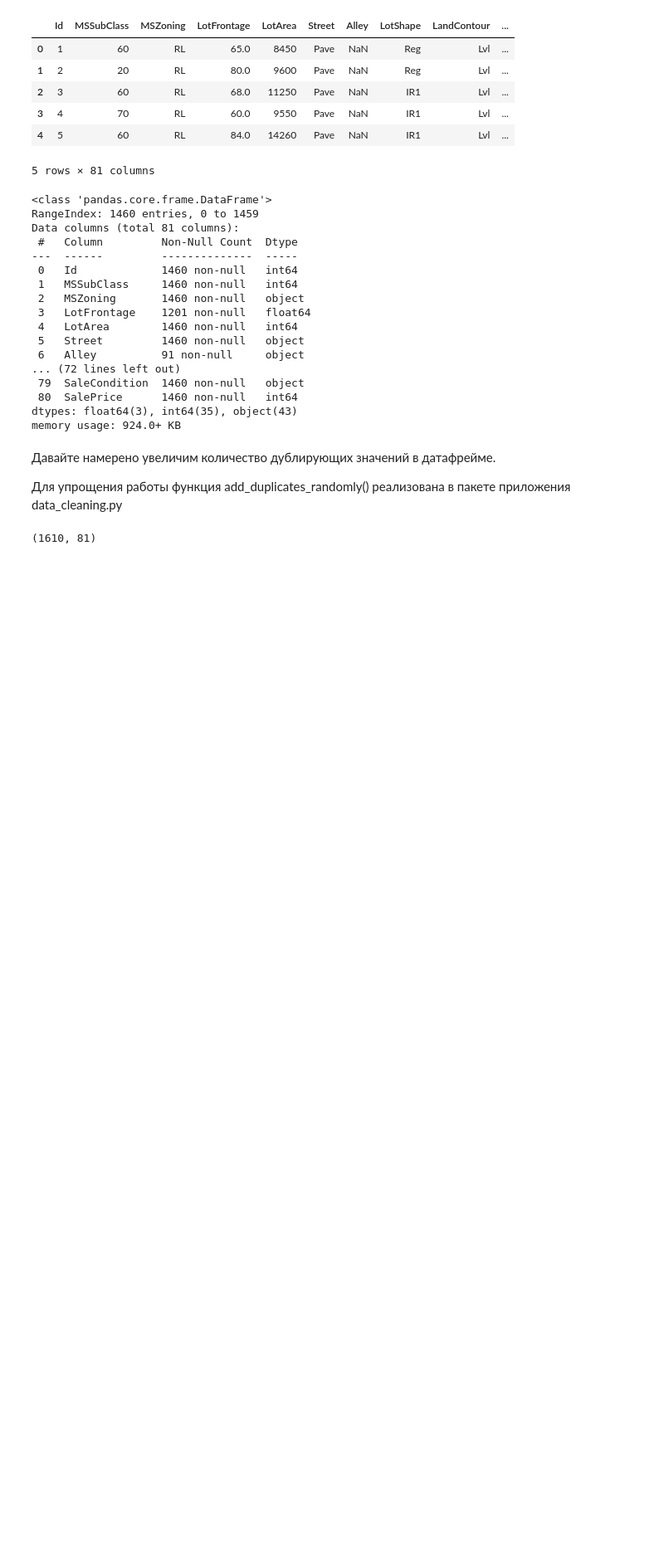
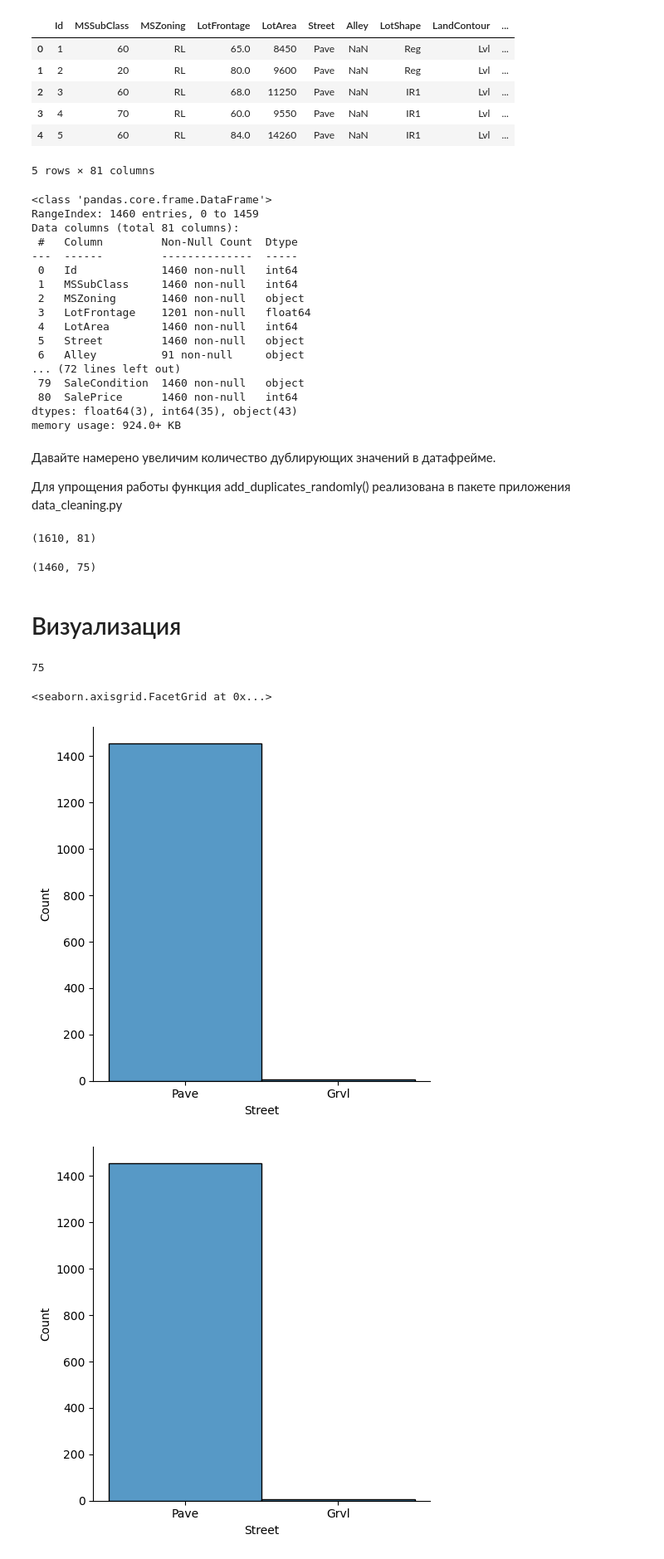
Before and after one commit to Kasymkhankhubiyev/Parse_directory_NSU, a Jupyter notebook: task2/data_cleaner.ipynb, the cells around one changed output. Shown at 83% size. Saved outputs shown, nothing was run; the diff lists cells and outputs as text; code cells hidden in the pictures; blank space fills up the shorter version.

```diff
--- a/task2/data_cleaner.ipynb
+++ b/task2/data_cleaner.ipynb
@@ -55,3 +56,11 @@ data_duplicated = add_duplicates_randomly(data, 150)
 data_duplicated.shape
 # %% [output]
 (1610, 81)
+# %%
+new_data = data_cleaner(data = data_duplicated)
+# %%
+new_data.shape
+# %% [output]
+(1460, 75)
+# %% [markdown]
+# Визуализация
@@ -57,0 +70,14 @@ data_duplicated.shape
+# %%
+available_columns = new_data.columns
+# %%
+len(available_columns)
+# %% [output]
+75
+# %%
+idx = 5
+sns.displot(data[available_columns[idx]])
+sns.displot(new_data[available_columns[idx]])
+# %% [output]
+<seaborn.axisgrid.FacetGrid at 0x...>
+[figure, added]
+[figure, added]
```
Also changed, not shown: parts of 3 cells of this notebook, 4 other files.
